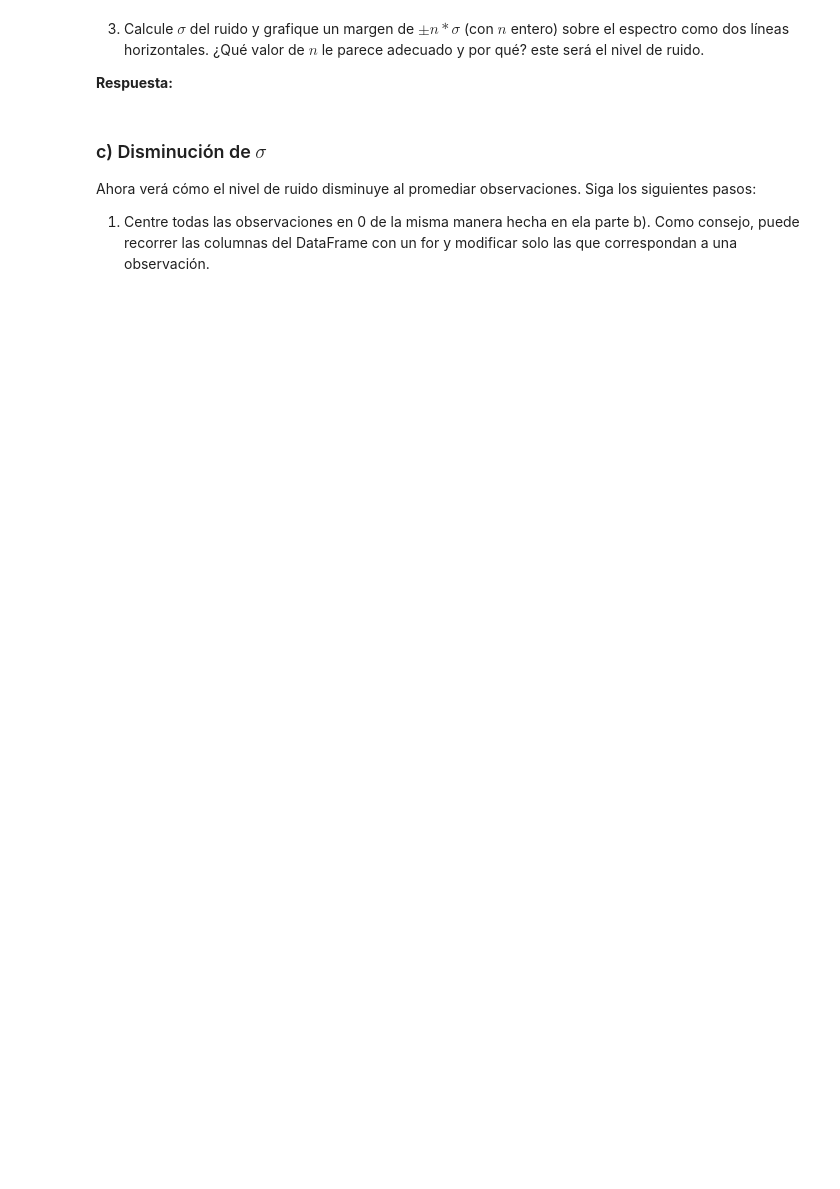
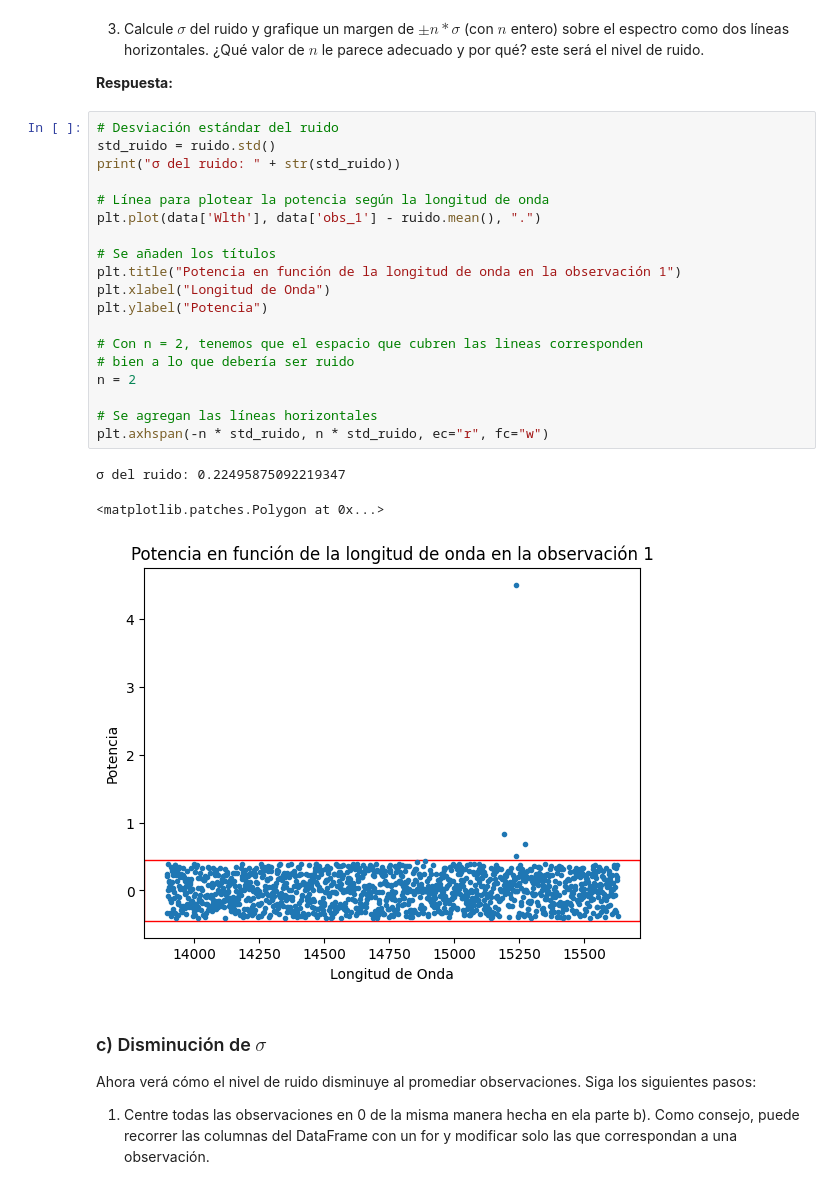
Before and after one commit to dantekliwadenko/Tarea-2, a Jupyter notebook: Tarea2.ipynb, the cells around one changed output. Saved outputs shown, nothing was run; the diff lists cells and outputs as text; blank space fills up the shorter version.

```diff
--- a/Tarea2.ipynb
+++ b/Tarea2.ipynb
@@ -265,6 +323,29 @@ ruido =
 3. Calcule $\sigma$ del ruido y grafique un margen de $\pm n*\sigma$ (con $n$ entero) sobre el espectro como dos líneas horizontales. ¿Qué valor de $n$ le parece adecuado y por qué? este será el nivel de ruido.
 
 **Respuesta:**
+# %%
+# Desviación estándar del ruido
+std_ruido = ruido.std()
+print("σ del ruido: " + str(std_ruido))
+
+# Línea para plotear la potencia según la longitud de onda
+plt.plot(data['Wlth'], data['obs_1'] - ruido.mean(), ".")
+
+# Se añaden los títulos
+plt.title("Potencia en función de la longitud de onda en la observación 1")
+plt.xlabel("Longitud de Onda")
+plt.ylabel("Potencia")
+
+# Con n = 2, tenemos que el espacio que cubren las lineas corresponden
+# bien a lo que debería ser ruido
+n = 2
+
+# Se agregan las líneas horizontales
+plt.axhspan(-n * std_ruido, n * std_ruido, ec="r", fc="w")
+# %% [output]
+σ del ruido: 0.22495875092219347
+<matplotlib.patches.Polygon at 0x...>
+[figure, added]
 # %% [markdown]
 ### c) Disminución de $\sigma$
 
```
Also changed, not shown: parts of 13 cells of this notebook.
